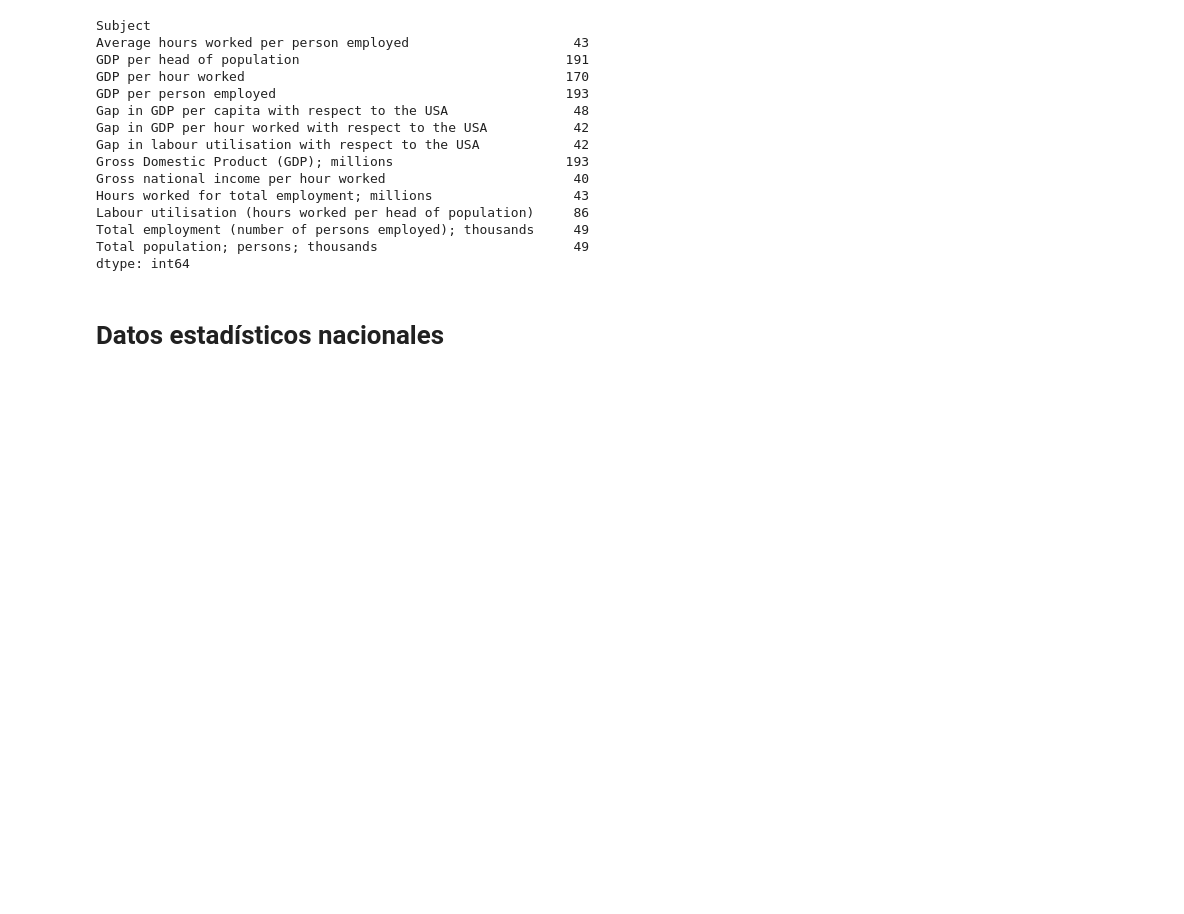
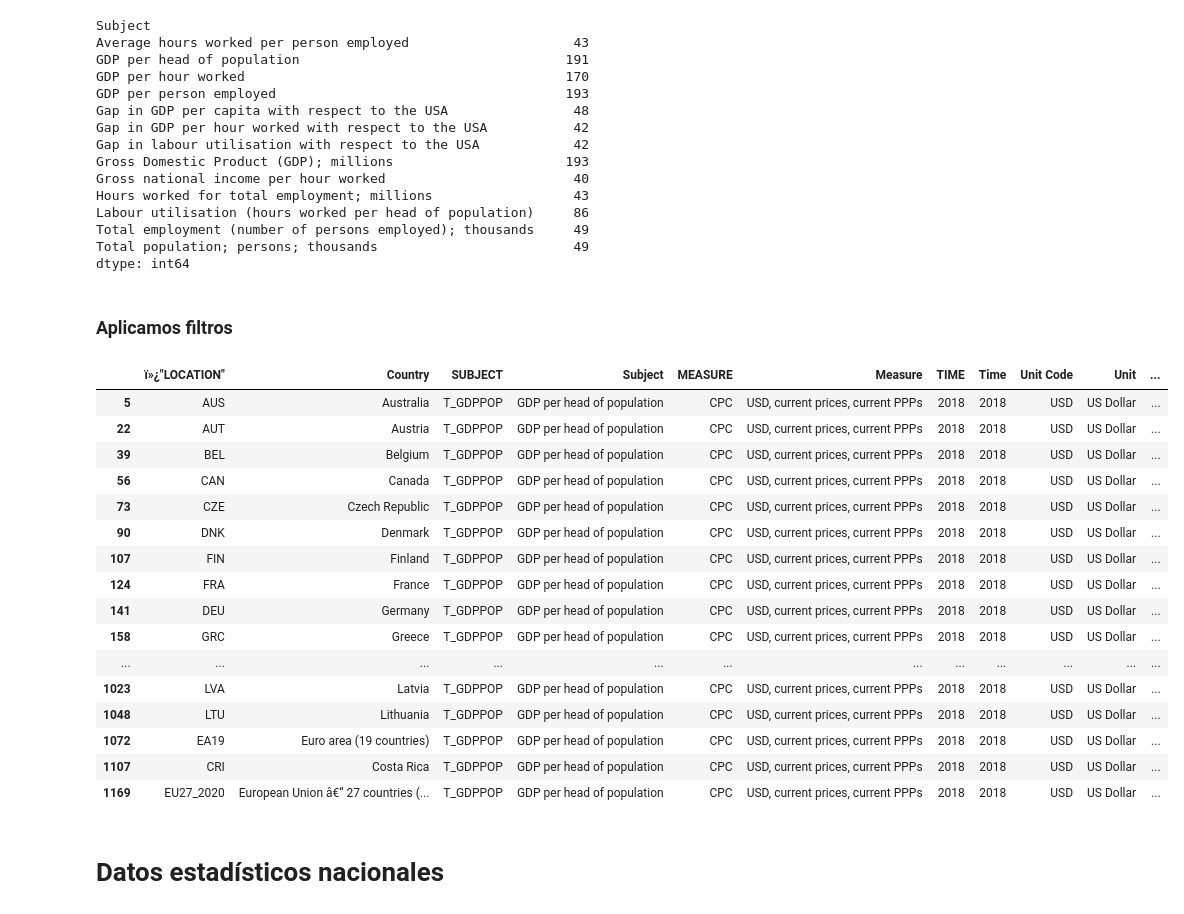
Before and after one commit to Fdiaz17/TI3002CAD22, a Jupyter notebook: Notebooks/Pobreza datos.ipynb, the cells around one changed output. Drawn from its saved outputs; the diff is of its cells as text; code cells hidden in the pictures; blank space fills up the shorter version.

Commit message:
Data Filters

```diff
--- a/Notebooks/Pobreza datos.ipynb
+++ b/Notebooks/Pobreza datos.ipynb
@@ -89,6 +93,30 @@ Labour utilisation (hours worked per head of population)     86
 Total employment (number of persons employed); thousands     49
 Total population; persons; thousands                         49
 dtype: int64
+# %% [markdown]
+### Aplicamos filtros
+# %%
+gdp_pop = gdp_data[(gdp_data['SUBJECT'] == 'T_GDPPOP') & (gdp_data['Unit Code'] == 'USD') &
+                   (gdp_data['MEASURE'] == 'CPC')]
+gdp_pop
+# %% [output]
+|  | ï»¿"LOCATION" | Country | SUBJECT | Subject | MEASURE | Measure | TIME | Time | Unit Code | Unit | ... |
+| 5 | AUS | Australia | T_GDPPOP | GDP per head of population | CPC | USD, current prices, current PPPs | 2018 | 2018 | USD | US Dollar | ... |
+| 22 | AUT | Austria | T_GDPPOP | GDP per head of population | CPC | USD, current prices, current PPPs | 2018 | 2018 | USD | US Dollar | ... |
+| 39 | BEL | Belgium | T_GDPPOP | GDP per head of population | CPC | USD, current prices, current PPPs | 2018 | 2018 | USD | US Dollar | ... |
+| 56 | CAN | Canada | T_GDPPOP | GDP per head of population | CPC | USD, current prices, current PPPs | 2018 | 2018 | USD | US Dollar | ... |
+| 73 | CZE | Czech Republic | T_GDPPOP | GDP per head of population | CPC | USD, current prices, current PPPs | 2018 | 2018 | USD | US Dollar | ... |
+| 90 | DNK | Denmark | T_GDPPOP | GDP per head of population | CPC | USD, current prices, current PPPs | 2018 | 2018 | USD | US Dollar | ... |
+| 107 | FIN | Finland | T_GDPPOP | GDP per head of population | CPC | USD, current prices, current PPPs | 2018 | 2018 | USD | US Dollar | ... |
+| 124 | FRA | France | T_GDPPOP | GDP per head of population | CPC | USD, current prices, current PPPs | 2018 | 2018 | USD | US Dollar | ... |
+| 141 | DEU | Germany | T_GDPPOP | GDP per head of population | CPC | USD, current prices, current PPPs | 2018 | 2018 | USD | US Dollar | ... |
+| 158 | GRC | Greece | T_GDPPOP | GDP per head of population | CPC | USD, current prices, current PPPs | 2018 | 2018 | USD | US Dollar | ... |
+| ... | ... | ... | ... | ... | ... | ... | ... | ... | ... | ... | ... |
+| 1023 | LVA | Latvia | T_GDPPOP | GDP per head of population | CPC | USD, current prices, current PPPs | 2018 | 2018 | USD | US Dollar | ... |
+| 1048 | LTU | Lithuania | T_GDPPOP | GDP per head of population | CPC | USD, current prices, current PPPs | 2018 | 2018 | USD | US Dollar | ... |
+| 1072 | EA19 | Euro area (19 countries) | T_GDPPOP | GDP per head of population | CPC | USD, current prices, current PPPs | 2018 | 2018 | USD | US Dollar | ... |
+| 1107 | CRI | Costa Rica | T_GDPPOP | GDP per head of population | CPC | USD, current prices, current PPPs | 2018 | 2018 | USD | US Dollar | ... |
+| 1169 | EU27_2020 | European Union â€“ 27 countries (... | T_GDPPOP | GDP per head of population | CPC | USD, current prices, current PPPs | 2018 | 2018 | USD | US Dollar | ... |
 # %% [markdown]
 # Datos estadísticos nacionales
 # %%
```
Also changed, not shown: parts of 1 cell of this notebook.
